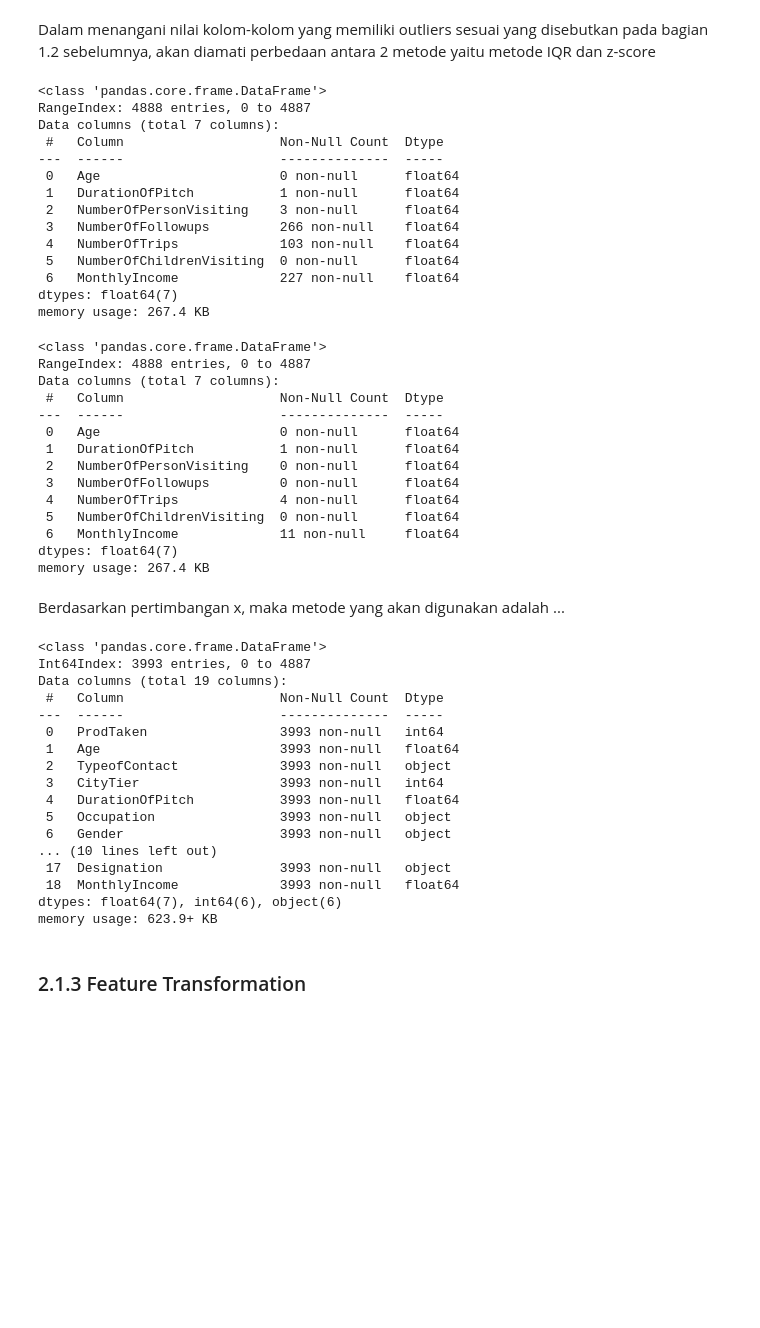
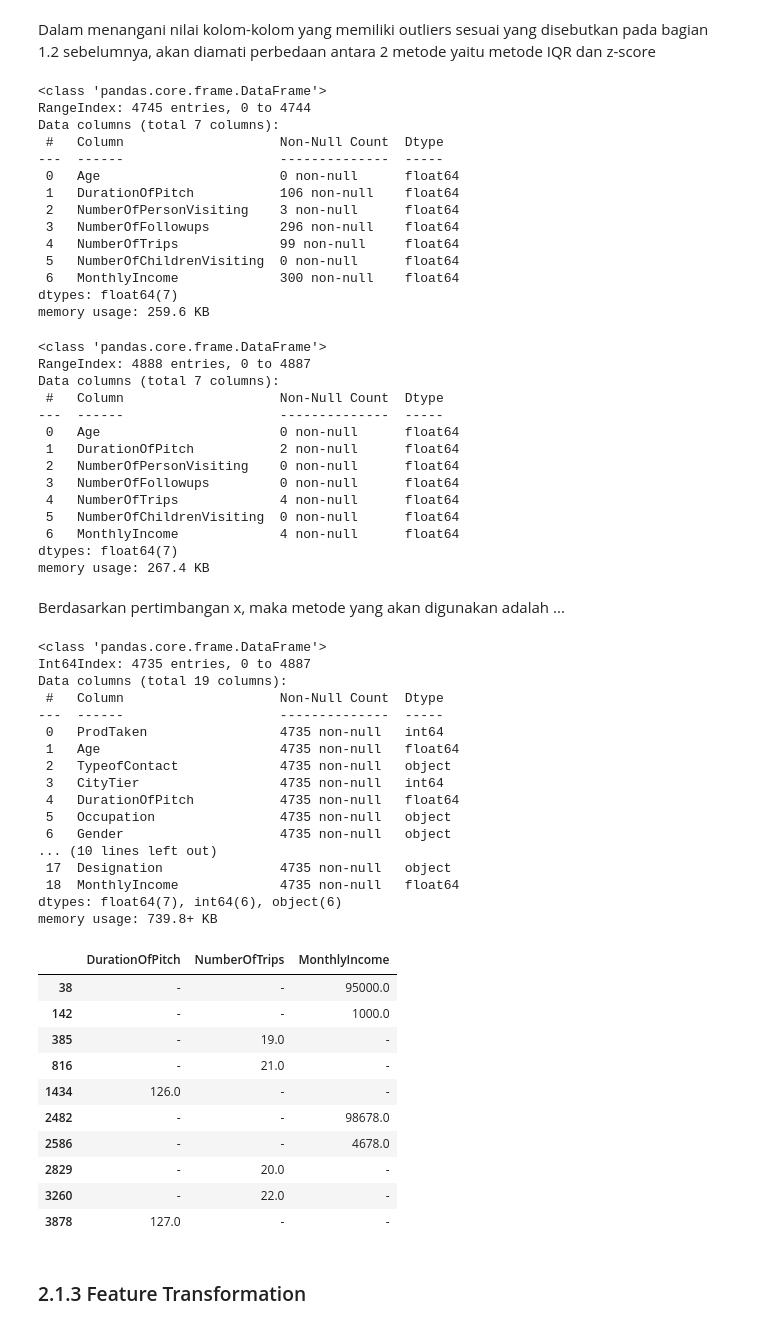
Before and after one commit to andreadeputra/Rakamin_Final_Project, a Jupyter notebook: Infinity.ipynb, the cells around one changed output. Cells and saved outputs as stored; diff of their text form; code cells hidden in the pictures; blank space fills up the shorter version.

```diff
--- a/Infinity.ipynb
+++ b/Infinity.ipynb
@@ -486,37 +502,37 @@ df_used = df1
 # %%
-df_iqr = pd.DataFrame(index=range(df.shape[0]))
+df_iqr = pd.DataFrame(index=range(df1.shape[0]))
 
 for col in nums:
-    q1 = df_used[col].quantile(0.25)
-    q3 = df_used[col].quantile(0.75)
+    q1 = df1[col].quantile(0.25)
+    q3 = df1[col].quantile(0.75)
     iqr = q3 - q1
     lower_lim = q1 - (1.5 * iqr)
     upper_lim = q3 + (1.5 * iqr)
-    iqr_outlier = (df_used[col] < lower_lim) | (df_used[col] > upper_lim)
-    df_iqr[col] = df_used[col][iqr_outlier]
+    iqr_outlier = (df1[col] < lower_lim) | (df1[col] > upper_lim)
+    df_iqr[col] = df1[col][iqr_outlier]
 
 df_iqr.info()
 # %% [output]
 <class 'pandas.core.frame.DataFrame'>
-RangeIndex: 4888 entries, 0 to 4887
+RangeIndex: 4745 entries, 0 to 4744
 Data columns (total 7 columns):
  #   Column                    Non-Null Count  Dtype
 ---  ------                    --------------  -----
  0   Age                       0 non-null      float64
- 1   DurationOfPitch           1 non-null      float64
+ 1   DurationOfPitch           106 non-null    float64
  2   NumberOfPersonVisiting    3 non-null      float64
- 3   NumberOfFollowups         266 non-null    float64
- 4   NumberOfTrips             103 non-null    float64
+ 3   NumberOfFollowups         296 non-null    float64
+ 4   NumberOfTrips             99 non-null     float64
  5   NumberOfChildrenVisiting  0 non-null      float64
- 6   MonthlyIncome             227 non-null    float64
+ 6   MonthlyIncome             300 non-null    float64
 dtypes: float64(7)
-memory usage: 267.4 KB
+memory usage: 259.6 KB
 # %%
 df_zscore = pd.DataFrame(index=range(df.shape[0]))
 
 for col in nums:
-    z_score = np.abs(stats.zscore(df_used[col], nan_policy='omit'))
-    df_zscore[col] = df_used[col][z_score > 3]
+    z_score = np.abs(stats.zscore(df1[col], nan_policy='omit'))
+    df_zscore[col] = df1[col][z_score > 3]
 
 df_zscore.info()
 # %% [output]
@@ -526,36 +542,51 @@ Data columns (total 7 columns):
  #   Column                    Non-Null Count  Dtype
 ---  ------                    --------------  -----
  0   Age                       0 non-null      float64
- 1   DurationOfPitch           1 non-null      float64
+ 1   DurationOfPitch           2 non-null      float64
  2   NumberOfPersonVisiting    0 non-null      float64
  3   NumberOfFollowups         0 non-null      float64
  4   NumberOfTrips             4 non-null      float64
  5   NumberOfChildrenVisiting  0 non-null      float64
- 6   MonthlyIncome             11 non-null     float64
+ 6   MonthlyIncome             4 non-null      float64
 dtypes: float64(7)
 memory usage: 267.4 KB
 # %% [markdown]
 Berdasarkan pertimbangan x, maka metode yang akan digunakan adalah ...
 # %%
 # untuk drop outlier berdasar zscore
-df_used.drop(df_zscore.dropna(how='all').index).info()
+df1.drop(df_zscore.dropna(how='all').index).info()
 # %% [output]
 <class 'pandas.core.frame.DataFrame'>
-Int64Index: 3993 entries, 0 to 4887
+Int64Index: 4735 entries, 0 to 4887
 Data columns (total 19 columns):
  #   Column                    Non-Null Count  Dtype
 ---  ------                    --------------  -----
- 0   ProdTaken                 3993 non-null   int64
- 1   Age                       3993 non-null   float64
- 2   TypeofContact             3993 non-null   object
- 3   CityTier                  3993 non-null   int64
- 4   DurationOfPitch           3993 non-null   float64
- 5   Occupation                3993 non-null   object
- 6   Gender                    3993 non-null   object
+ 0   ProdTaken                 4735 non-null   int64
+ 1   Age                       4735 non-null   float64
+ 2   TypeofContact             4735 non-null   object
+ 3   CityTier                  4735 non-null   int64
+ 4   DurationOfPitch           4735 non-null   float64
+ 5   Occupation                4735 non-null   object
+ 6   Gender                    4735 non-null   object
 ... (10 lines left out)
- 17  Designation               3993 non-null   object
- 18  MonthlyIncome             3993 non-null   float64
+ 17  Designation               4735 non-null   object
+ 18  MonthlyIncome             4735 non-null   float64
 dtypes: float64(7), int64(6), object(6)
-memory usage: 623.9+ KB
+memory usage: 739.8+ KB
+# %%
+# Untuk melihat nilai apa saja yang dianggap outlier oleh zscore
+df_zscore.dropna(how='all').dropna(how='all', axis=1).replace(np.nan, '-')
+# %% [output]
+|  | DurationOfPitch | NumberOfTrips | MonthlyIncome |
+| 38 | - | - | 95000.0 |
+| 142 | - | - | 1000.0 |
+| 385 | - | 19.0 | - |
+| 816 | - | 21.0 | - |
+| 1434 | 126.0 | - | - |
+| 2482 | - | - | 98678.0 |
+| 2586 | - | - | 4678.0 |
+| 2829 | - | 20.0 | - |
+| 3260 | - | 22.0 | - |
+| 3878 | 127.0 | - | - |
 # %% [markdown]
 ### 2.1.3 Feature Transformation
```
Also changed, not shown: parts of 26 cells of this notebook.
